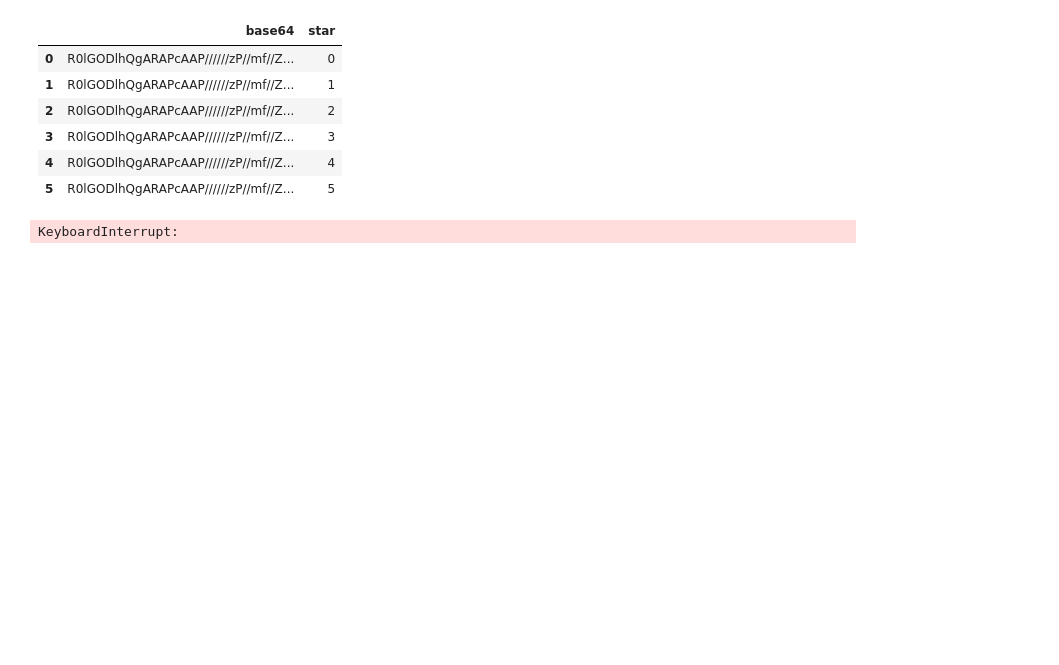
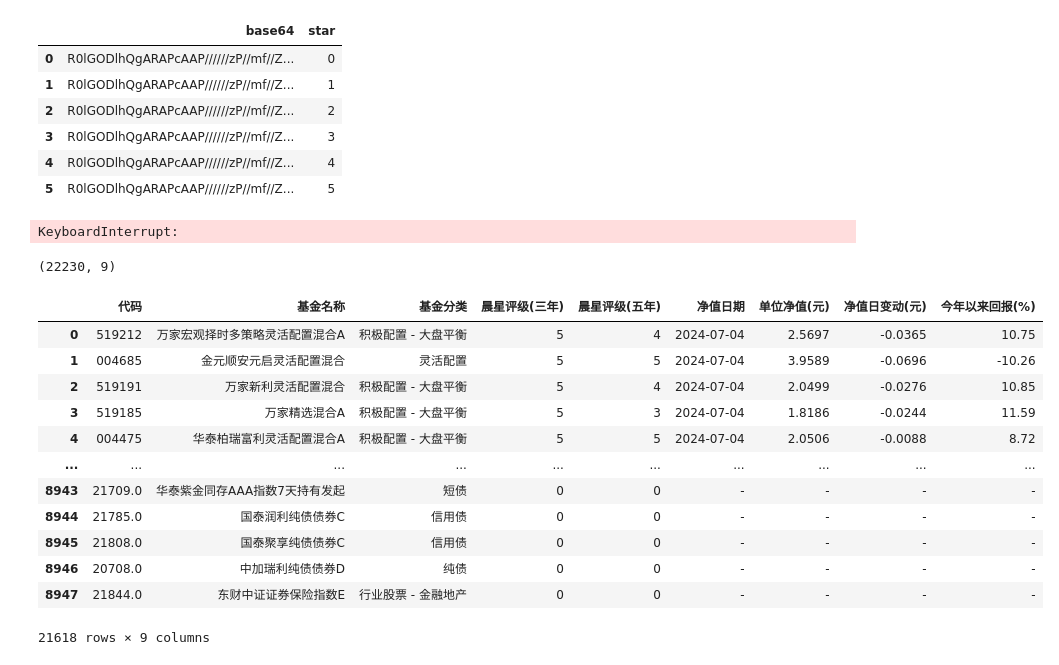
Before and after one commit to TinkerAC/IntelliFund, a Jupyter notebook: src/data/data_crawl/fund_snapshot.ipynb, the cells around one changed output. Saved outputs shown, nothing was run; the diff lists cells and outputs as text; code cells hidden in the pictures; blank space fills up the shorter version.

```diff
--- a/src/data/data_crawl/fund_snapshot.ipynb
+++ b/src/data/data_crawl/fund_snapshot.ipynb
@@ -196,3 +196,31 @@ while True:
         break
 # %% [output]
 KeyboardInterrupt:
+# %%
+import pandas as pd
+
+# 读取所有文件
+df_fund_list_1 = pd.read_csv('fund_list_1.csv')
+df_fund_list_2 = pd.read_csv('fund_list_2.csv')
+
+df_fund_list = pd.concat([df_fund_list_2, df_fund_list_1], axis=0)
+print(df_fund_list.shape)
+df_replaced =df_fund_list.drop_duplicates()  # 去重
+
+df_replaced.to_csv('fund_list.csv', index=False, encoding='utf-8-sig', mode='w', header=True)
+df_replaced
+# %% [output]
+(22230, 9)
+|  | 代码 | 基金名称 | 基金分类 | 晨星评级(三年) | 晨星评级(五年) | 净值日期 | 单位净值(元) | 净值日变动(元) | 今年以来回报(%) |
+| 0 | 519212 | 万家宏观择时多策略灵活配置混合A | 积极配置 - 大盘平衡 | 5 | 4 | 2024-07-04 | 2.5697 | -0.0365 | 10.75 |
+| 1 | 004685 | 金元顺安元启灵活配置混合 | 灵活配置 | 5 | 5 | 2024-07-04 | 3.9589 | -0.0696 | -10.26 |
+| 2 | 519191 | 万家新利灵活配置混合 | 积极配置 - 大盘平衡 | 5 | 4 | 2024-07-04 | 2.0499 | -0.0276 | 10.85 |
+| 3 | 519185 | 万家精选混合A | 积极配置 - 大盘平衡 | 5 | 3 | 2024-07-04 | 1.8186 | -0.0244 | 11.59 |
+| 4 | 004475 | 华泰柏瑞富利灵活配置混合A | 积极配置 - 大盘平衡 | 5 | 5 | 2024-07-04 | 2.0506 | -0.0088 | 8.72 |
+| ... | ... | ... | ... | ... | ... | ... | ... | ... | ... |
+| 8943 | 21709.0 | 华泰紫金同存AAA指数7天持有发起 | 短债 | 0 | 0 | - | - | - | - |
+| 8944 | 21785.0 | 国泰润利纯债债券C | 信用债 | 0 | 0 | - | - | - | - |
+| 8945 | 21808.0 | 国泰聚享纯债债券C | 信用债 | 0 | 0 | - | - | - | - |
+| 8946 | 20708.0 | 中加瑞利纯债债券D | 纯债 | 0 | 0 | - | - | - | - |
+| 8947 | 21844.0 | 东财中证证券保险指数E | 行业股票 - 金融地产 | 0 | 0 | - | - | - | - |
+21618 rows × 9 columns
```
Also changed, not shown: parts of 1 cell of this notebook, 9 other files.
